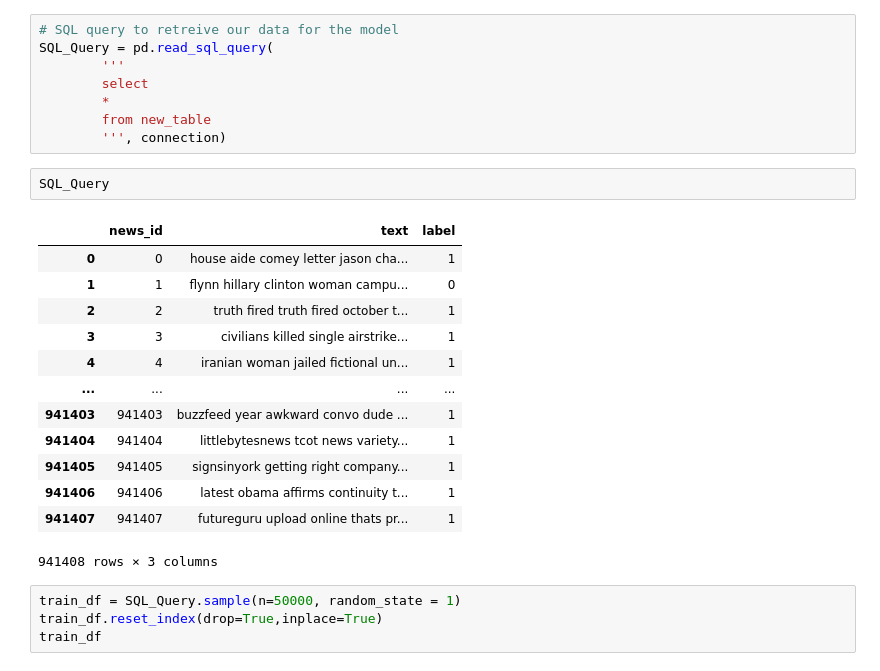
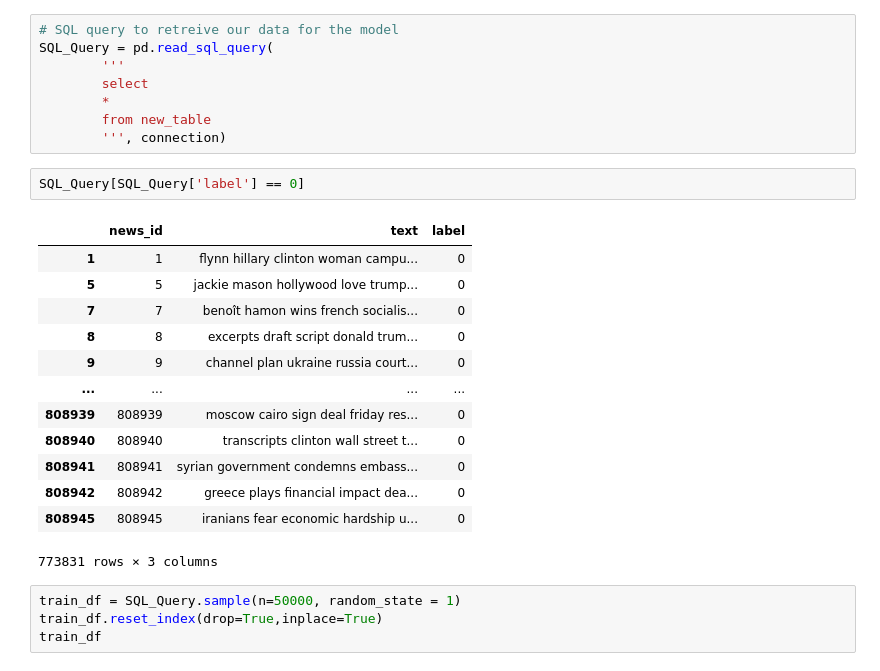
Before and after one commit to monash-tp37-project/iteration_1_model, a Jupyter notebook: news_class_model_keras.ipynb, the cells around one changed output. Drawn from its saved outputs; the diff is of its cells as text.

```diff
--- a/news_class_model_keras.ipynb
+++ b/news_class_model_keras.ipynb
@@ -106,21 +106,21 @@ SQL_Query = pd.read_sql_query(
         from new_table
         ''', connection)
 # %%
-SQL_Query
+SQL_Query[SQL_Query['label'] == 0]
 # %% [output]
 |  | news_id | text | label |
-| 0 | 0 | house aide comey letter jason cha... | 1 |
 | 1 | 1 | flynn hillary clinton woman campu... | 0 |
-| 2 | 2 | truth fired truth fired october t... | 1 |
-| 3 | 3 | civilians killed single airstrike... | 1 |
-| 4 | 4 | iranian woman jailed fictional un... | 1 |
+| 5 | 5 | jackie mason hollywood love trump... | 0 |
+| 7 | 7 | benoît hamon wins french socialis... | 0 |
+| 8 | 8 | excerpts draft script donald trum... | 0 |
+| 9 | 9 | channel plan ukraine russia court... | 0 |
 | ... | ... | ... | ... |
-| 941403 | 941403 | buzzfeed year awkward convo dude ... | 1 |
-| 941404 | 941404 | littlebytesnews tcot news variety... | 1 |
-| 941405 | 941405 | signsinyork getting right company... | 1 |
-| 941406 | 941406 | latest obama affirms continuity t... | 1 |
-| 941407 | 941407 | futureguru upload online thats pr... | 1 |
+| 808939 | 808939 | moscow cairo sign deal friday res... | 0 |
+| 808940 | 808940 | transcripts clinton wall street t... | 0 |
+| 808941 | 808941 | syrian government condemns embass... | 0 |
+| 808942 | 808942 | greece plays financial impact dea... | 0 |
+| 808945 | 808945 | iranians fear economic hardship u... | 0 |
-941408 rows × 3 columns
+773831 rows × 3 columns
 # %%
 train_df = SQL_Query.sample(n=50000, random_state = 1)
 train_df.reset_index(drop=True,inplace=True)
```
Also changed, not shown: parts of 2 cells of this notebook.
